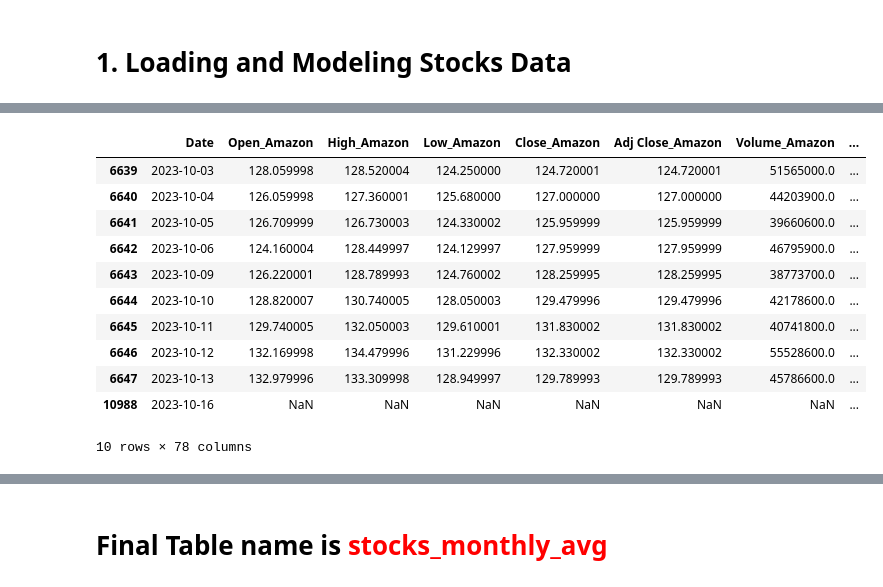
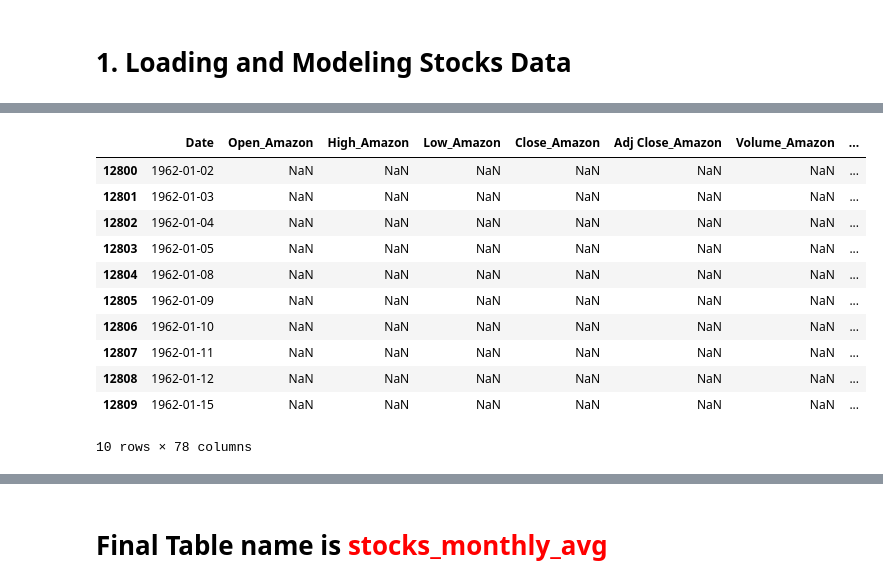
Before and after one commit to shreyashguptas/IMDbRatings-StockImpact, a Jupyter notebook: Project_dataset.ipynb, the cells around one changed output, grey strips where cells are left out. Drawn from its saved outputs; the diff is of its cells as text; code cells hidden in the pictures.

```diff
--- a/Project_dataset.ipynb
+++ b/Project_dataset.ipynb
@@ -201,15 +175,15 @@ std           2.355397e+06
 # %%
-all_stocks.tail(10)
+all_stocks.head(10)
 # %% [output]
 |  | Date | Open_Amazon | High_Amazon | Low_Amazon | Close_Amazon | Adj Close_Amazon | Volume_Amazon | ... |
-| 6639 | 2023-10-03 | 128.059998 | 128.520004 | 124.250000 | 124.720001 | 124.720001 | 51565000.0 | ... |
-| 6640 | 2023-10-04 | 126.059998 | 127.360001 | 125.680000 | 127.000000 | 127.000000 | 44203900.0 | ... |
-| 6641 | 2023-10-05 | 126.709999 | 126.730003 | 124.330002 | 125.959999 | 125.959999 | 39660600.0 | ... |
-| 6642 | 2023-10-06 | 124.160004 | 128.449997 | 124.129997 | 127.959999 | 127.959999 | 46795900.0 | ... |
-| 6643 | 2023-10-09 | 126.220001 | 128.789993 | 124.760002 | 128.259995 | 128.259995 | 38773700.0 | ... |
-| 6644 | 2023-10-10 | 128.820007 | 130.740005 | 128.050003 | 129.479996 | 129.479996 | 42178600.0 | ... |
-| 6645 | 2023-10-11 | 129.740005 | 132.050003 | 129.610001 | 131.830002 | 131.830002 | 40741800.0 | ... |
-| 6646 | 2023-10-12 | 132.169998 | 134.479996 | 131.229996 | 132.330002 | 132.330002 | 55528600.0 | ... |
-| 6647 | 2023-10-13 | 132.979996 | 133.309998 | 128.949997 | 129.789993 | 129.789993 | 45786600.0 | ... |
-| 10988 | 2023-10-16 | NaN | NaN | NaN | NaN | NaN | NaN | ... |
+| 12800 | 1962-01-02 | NaN | NaN | NaN | NaN | NaN | NaN | ... |
+| 12801 | 1962-01-03 | NaN | NaN | NaN | NaN | NaN | NaN | ... |
+| 12802 | 1962-01-04 | NaN | NaN | NaN | NaN | NaN | NaN | ... |
+| 12803 | 1962-01-05 | NaN | NaN | NaN | NaN | NaN | NaN | ... |
+| 12804 | 1962-01-08 | NaN | NaN | NaN | NaN | NaN | NaN | ... |
+| 12805 | 1962-01-09 | NaN | NaN | NaN | NaN | NaN | NaN | ... |
+| 12806 | 1962-01-10 | NaN | NaN | NaN | NaN | NaN | NaN | ... |
+| 12807 | 1962-01-11 | NaN | NaN | NaN | NaN | NaN | NaN | ... |
+| 12808 | 1962-01-12 | NaN | NaN | NaN | NaN | NaN | NaN | ... |
+| 12809 | 1962-01-15 | NaN | NaN | NaN | NaN | NaN | NaN | ... |
 10 rows × 78 columns
```
Also changed, not shown: parts of 42 cells of this notebook.
